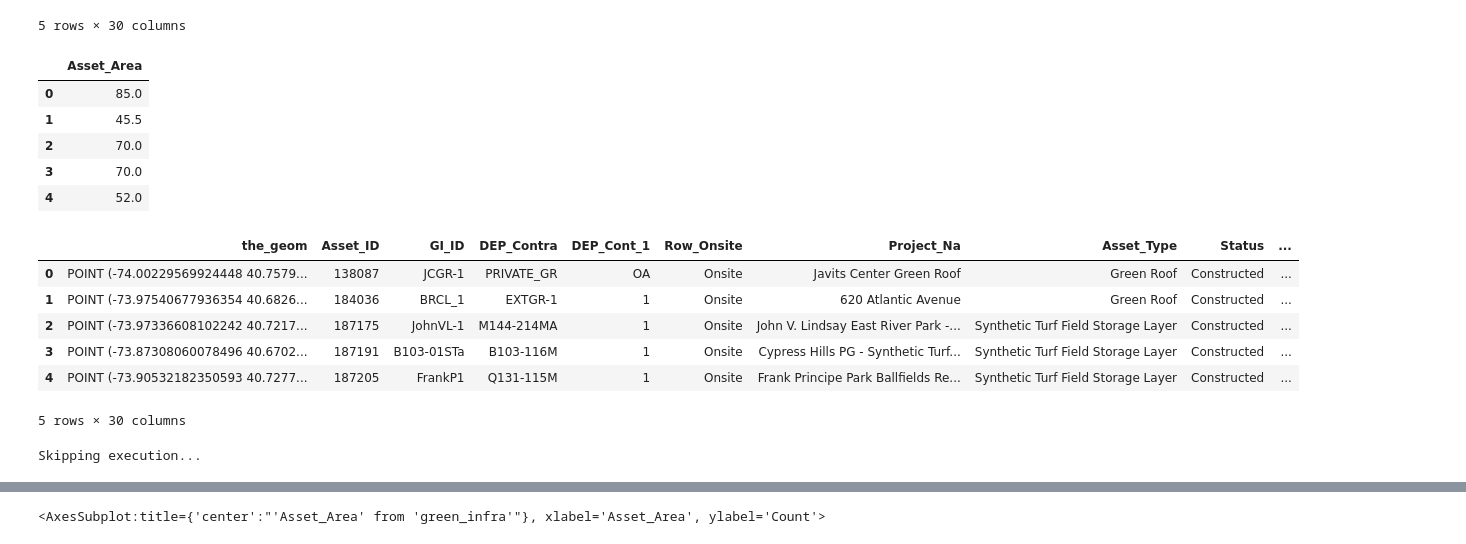
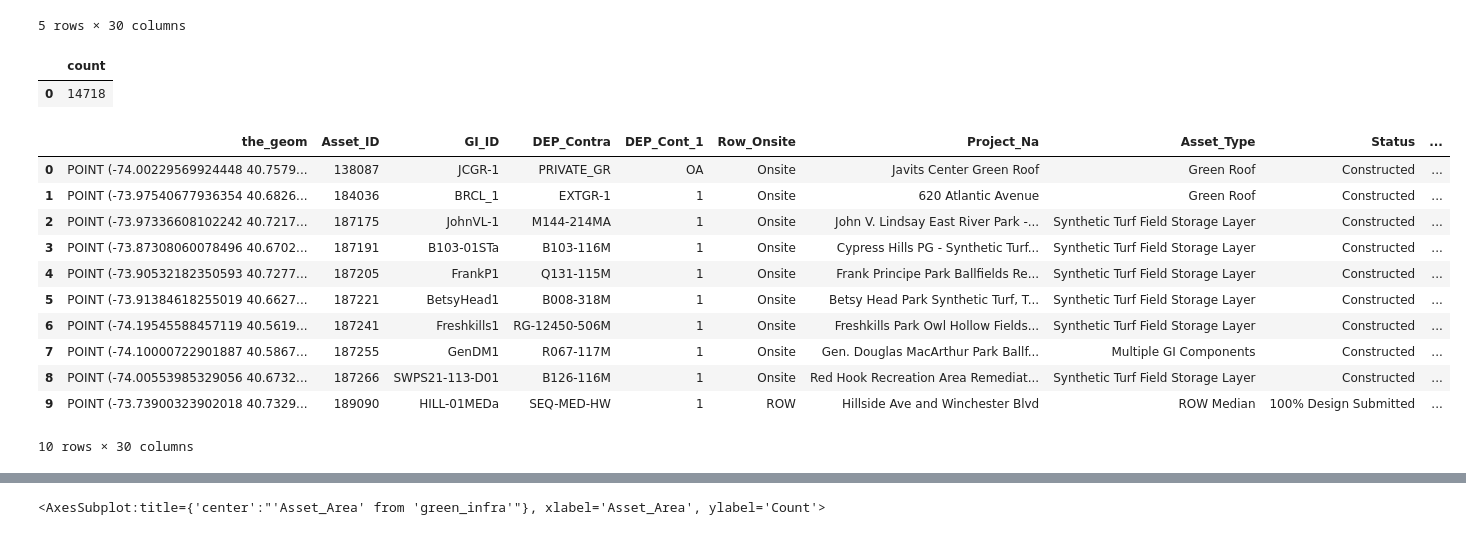
Before and after one commit to mebauer/duckdb-python-basics, a Jupyter notebook: duckdb-python-basics.ipynb, the cells around one changed output, grey strips where cells are left out. Drawn from its saved outputs; the diff is of its cells as text; code cells hidden in the pictures.

```diff
--- a/duckdb-python-basics.ipynb
+++ b/duckdb-python-basics.ipynb
@@ -430,33 +466,26 @@ LIMIT 5;
 5 rows × 30 columns
 # %%
 %%sql
-SELECT Asset_Area
-FROM "data/green_infrastructure.csv"
-LIMIT 5;
+SELECT COUNT(*) AS count
+FROM "data/green_infrastructure.csv";
 # %% [output]
-|  | Asset_Area |
-| 0 | 85.0 |
-| 1 | 45.5 |
-| 2 | 70.0 |
-| 3 | 70.0 |
-| 4 | 52.0 |
+|  | count |
+| 0 | 14718 |
 # %%
 %%sql
 SELECT *
 FROM "data/green_infrastructure.csv"
-WHERE Asset_Area > 100000
-LIMIT 5;
+WHERE Asset_Area > 100000;
 # %% [output]
 |  | the_geom | Asset_ID | GI_ID | DEP_Contra | DEP_Cont_1 | Row_Onsite | Project_Na | Asset_Type | Status | ... |
 | 0 | POINT (-74.00229569924448 40.7579... | 138087 | JCGR-1 | PRIVATE_GR | OA | Onsite | Javits Center Green Roof | Green Roof | Constructed | ... |
 | 1 | POINT (-73.97540677936354 40.6826... | 184036 | BRCL_1 | EXTGR-1 | 1 | Onsite | 620 Atlantic Avenue | Green Roof | Constructed | ... |
 | 2 | POINT (-73.97336608102242 40.7217... | 187175 | JohnVL-1 | M144-214MA | 1 | Onsite | John V. Lindsay East River Park -... | Synthetic Turf Field Storage Layer | Constructed | ... |
 | 3 | POINT (-73.87308060078496 40.6702... | 187191 | B103-01STa | B103-116M | 1 | Onsite | Cypress Hills PG - Synthetic Turf... | Synthetic Turf Field Storage Layer | Constructed | ... |
 | 4 | POINT (-73.90532182350593 40.7277... | 187205 | FrankP1 | Q131-115M | 1 | Onsite | Frank Principe Park Ballfields Re... | Synthetic Turf Field Storage Layer | Constructed | ... |
+| 5 | POINT (-73.91384618255019 40.6627... | 187221 | BetsyHead1 | B008-318M | 1 | Onsite | Betsy Head Park Synthetic Turf, T... | Synthetic Turf Field Storage Layer | Constructed | ... |
+| 6 | POINT (-74.19545588457119 40.5619... | 187241 | Freshkills1 | RG-12450-506M | 1 | Onsite | Freshkills Park Owl Hollow Fields... | Synthetic Turf Field Storage Layer | Constructed | ... |
+| 7 | POINT (-74.10000722901887 40.5867... | 187255 | GenDM1 | R067-117M | 1 | Onsite | Gen. Douglas MacArthur Park Ballf... | Multiple GI Components | Constructed | ... |
+| 8 | POINT (-74.00553985329056 40.6732... | 187266 | SWPS21-113-D01 | B126-116M | 1 | Onsite | Red Hook Recreation Area Remediat... | Synthetic Turf Field Storage Layer | Constructed | ... |
+| 9 | POINT (-73.73900323902018 40.7329... | 189090 | HILL-01MEDa | SEQ-MED-HW | 1 | ROW | Hillside Ave and Winchester Blvd | ROW Median | 100% Design Submitted | ... |
-5 rows × 30 columns
+10 rows × 30 columns
-# %%
-%%sql --save green_infra --no-execute
-SELECT *
-FROM "data/green_infrastructure.csv";
-# %% [output]
-Skipping execution...
```
Also changed, not shown: parts of 18 cells of this notebook, 3 other files.
